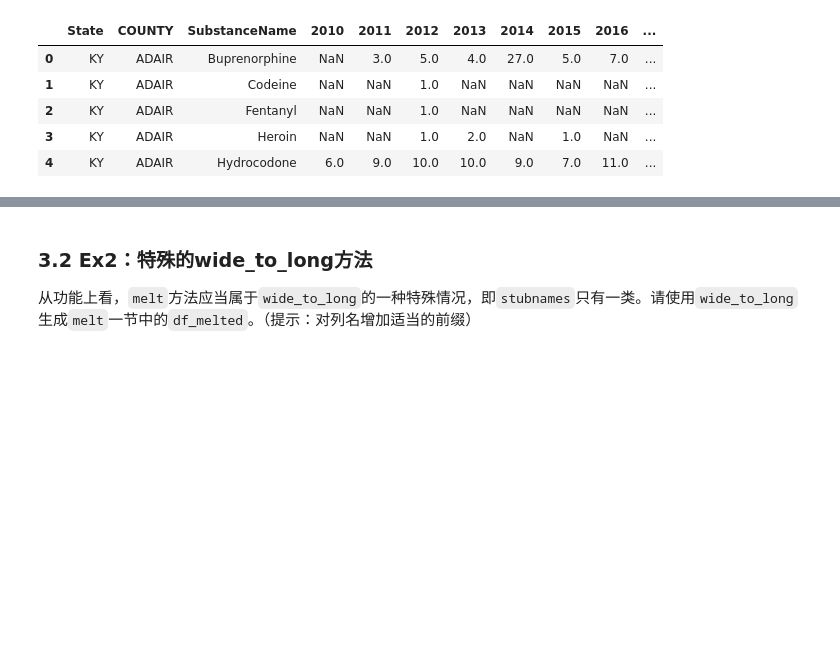
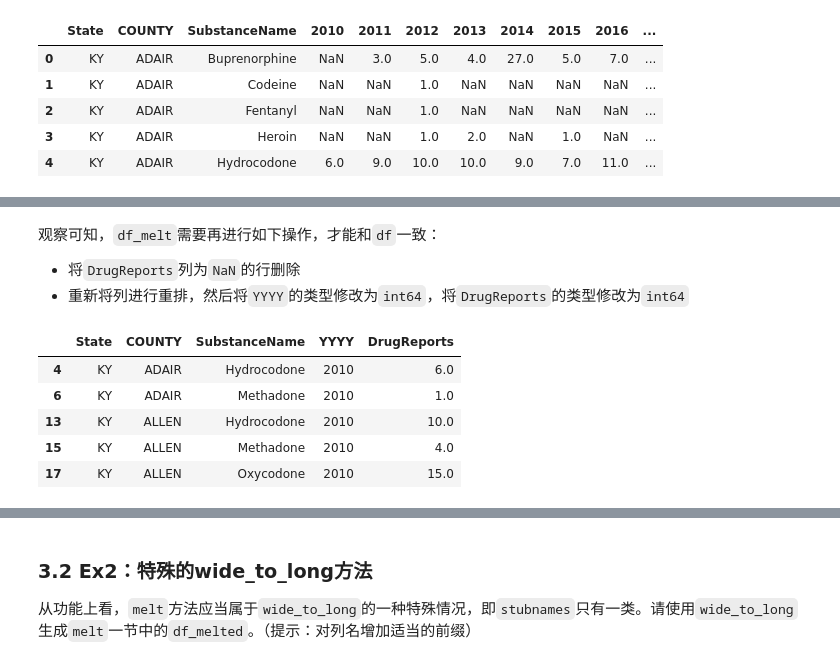
Before and after one commit to Relph1119/my-team-learning, a Jupyter notebook: notebook/pandas20/my_homework/task05_exercise.ipynb, the cells around one changed output, grey strips where cells are left out. Cells and saved outputs as stored; diff of their text form; code cells hidden in the pictures; blank space fills up the shorter version.

```diff
--- a/notebook/pandas20/my_homework/task05_exercise.ipynb
+++ b/notebook/pandas20/my_homework/task05_exercise.ipynb
@@ -129,9 +167,9 @@ df.head(3)
 
 **第1问：**
 # %%
-res = df.pivot(index=['State', 'COUNTY', 'SubstanceName'], columns='YYYY', values='DrugReports')
-res = res.reset_index().rename_axis(columns={'YYYY':''})
-res.head()
+df_pivot = df.pivot(index=['State', 'COUNTY', 'SubstanceName'], columns='YYYY', values='DrugReports')
+df_pivot = df_pivot.reset_index().rename_axis(columns={'YYYY':''})
+df_pivot.head()
 # %% [output]
 |  | State | COUNTY | SubstanceName | 2010 | 2011 | 2012 | 2013 | 2014 | 2015 | 2016 | ... |
 | 0 | KY | ADAIR | Buprenorphine | NaN | 3.0 | 5.0 | 4.0 | 27.0 | 5.0 | 7.0 | ... |
@@ -143,0 +182,6 @@ res.head()
+# %%
+df_melt = df_pivot.melt(id_vars=['State', 'COUNTY', 'SubstanceName'],
+              value_vars=df_pivot.columns[3:],
+              var_name='YYYY',
+              value_name='DrugReports')
+df_melt.head(3)
@@ -143,0 +230,14 @@ res.head()
+# %% [markdown]
+观察可知，`df_melt`需要再进行如下操作，才能和`df`一致：
+- 将`DrugReports`列为`NaN`的行删除
+- 重新将列进行重排，然后将`YYYY`的类型修改为`int64`，将`DrugReports`的类型修改为`int64`
+# %%
+df_melt.dropna(subset=['DrugReports'], inplace=True)
+df_melt.head()
+# %% [output]
+|  | State | COUNTY | SubstanceName | YYYY | DrugReports |
+| 4 | KY | ADAIR | Hydrocodone | 2010 | 6.0 |
+| 6 | KY | ADAIR | Methadone | 2010 | 1.0 |
+| 13 | KY | ALLEN | Hydrocodone | 2010 | 10.0 |
+| 15 | KY | ALLEN | Methadone | 2010 | 4.0 |
+| 17 | KY | ALLEN | Oxycodone | 2010 | 15.0 |
```
Also changed, not shown: parts of 32 cells of this notebook, 1 other file.
